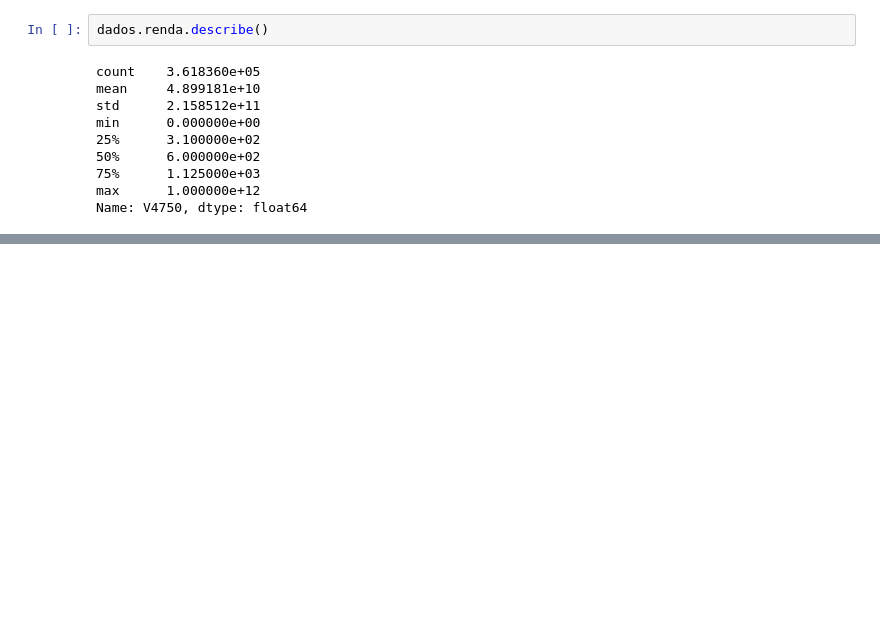
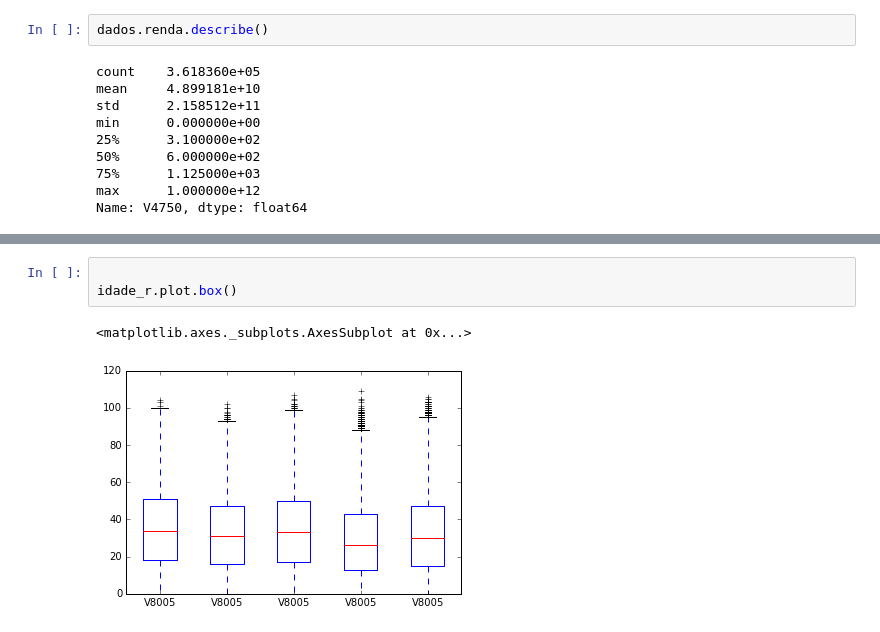
Before and after one commit to Formulos/CD, a Jupyter notebook: Aula 2/Aula02 Atividade Variáveis Qualitativas com PNAD.ipynb, the cells around one changed output, grey strips where cells are left out. Drawn from its saved outputs; the diff is of its cells as text; blank space fills up the shorter version.

```diff
--- a/Aula 2/Aula02 Atividade Variáveis Qualitativas com PNAD.ipynb
+++ b/Aula 2/Aula02 Atividade Variáveis Qualitativas com PNAD.ipynb
@@ -375,0 +408,6 @@ plot = dados.renda.plot.hist(bins=faixa)
+# %%
+
+idade_r.plot.box()
+# %% [output]
+<matplotlib.axes._subplots.AxesSubplot at 0x...>
+[figure, added]
```
Also changed, not shown: parts of 10 cells of this notebook, 1 other file.
